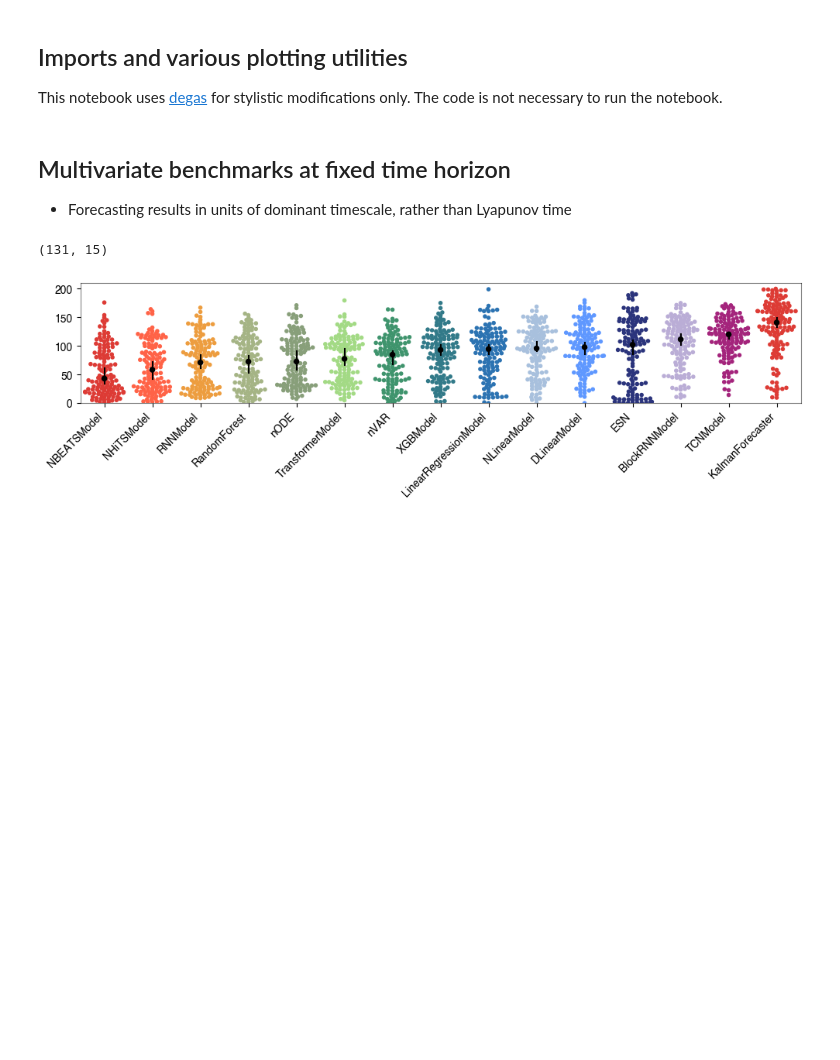
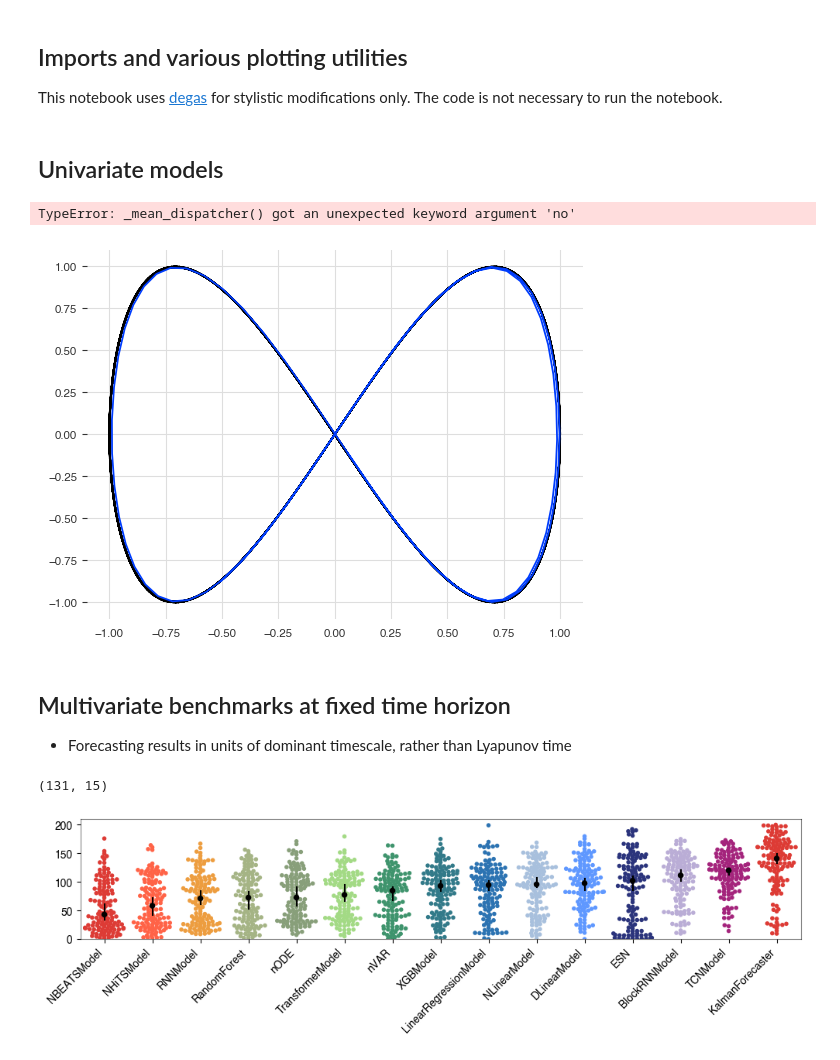
Before and after one commit to williamgilpin/dysts, a Jupyter notebook: benchmarks/figure_forecasting_benchmarks_figures.ipynb, the cells around one changed output. Saved outputs shown, nothing was run; the diff lists cells and outputs as text; code cells hidden in the pictures; blank space fills up the shorter version.

```diff
--- a/benchmarks/figure_forecasting_benchmarks_figures.ipynb
+++ b/benchmarks/figure_forecasting_benchmarks_figures.ipynb
@@ -116,6 +116,12 @@ def rename_models(ndict):
 
         out[new_key] = ndict[key]
     return out
+# %% [markdown]
+## Univariate models
+# %%
+np.mean([[1, 2], [3, 4]], axis=0, **{"no": None})
+# %% [output]
+TypeError: _mean_dispatcher() got an unexpected keyword argument 'no'
 # %%
 from resources.univariate_strided import MultivariateForecast
 
@@ -145,35 +151,37 @@ from darts import TimeSeries
 
 # ## plot
 # import matplotlib.pyplot as plt
 # plt.plot(train_data)
 # plt.plot(np.arange(len(train_data), len(train_data) + len(pred)), pred)
 # plt.show()
 
 
 ## now repeat with a multivariate model
 model = MultivariateForecast(ARIMA)
 
 ## sine wave train test data in 3 dimensions with different periods
 tvals = np.arange(0, 100, 0.1)
-train_data = np.array([np.sin(tvals), np.sin(tvals * 2), np.sin(tvals * 3)]).T
-test_data = np.array([np.sin(tvals + 100), np.sin(tvals * 2 + 100), np.sin(tvals * 3 + 100)]).T
+train_data = np.array([np.sin(tvals), np.sin(tvals * 2)]).T
+test_data = np.array([np.sin(tvals + 100),  np.sin(tvals * 3 + 100)]).T
 
 ## convert to darts TimeSeries
 from darts import TimeSeries
 train_ts = TimeSeries.from_values(train_data)
 test_ts = TimeSeries.from_values(test_data)
 
 ## fit and predict
 model.fit(train_ts)
 pred_ts = model.predict(100)
 
 ## convert to numpy array
 pred = pred_ts.values()
 
 ## plot
 plt.plot(train_data[:, 0], train_data[:, 1])
 plt.plot(pred[:, 0], pred[:, 1])
 plt.show()
+# %% [output]
+[figure, added]
 # %% [markdown]
 ## Multivariate benchmarks at fixed time horizon
 
```
Also changed, not shown: parts of 8 cells of this notebook, 1 other file.
